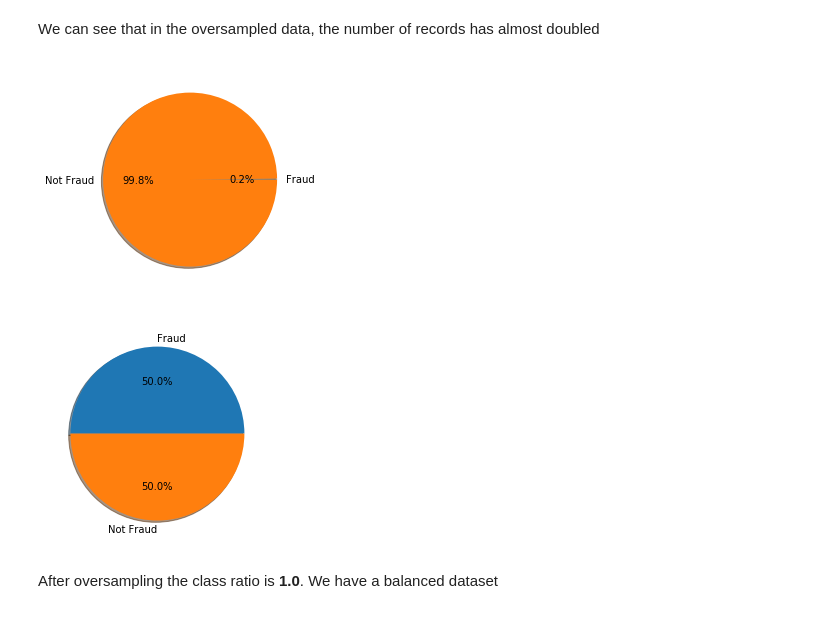
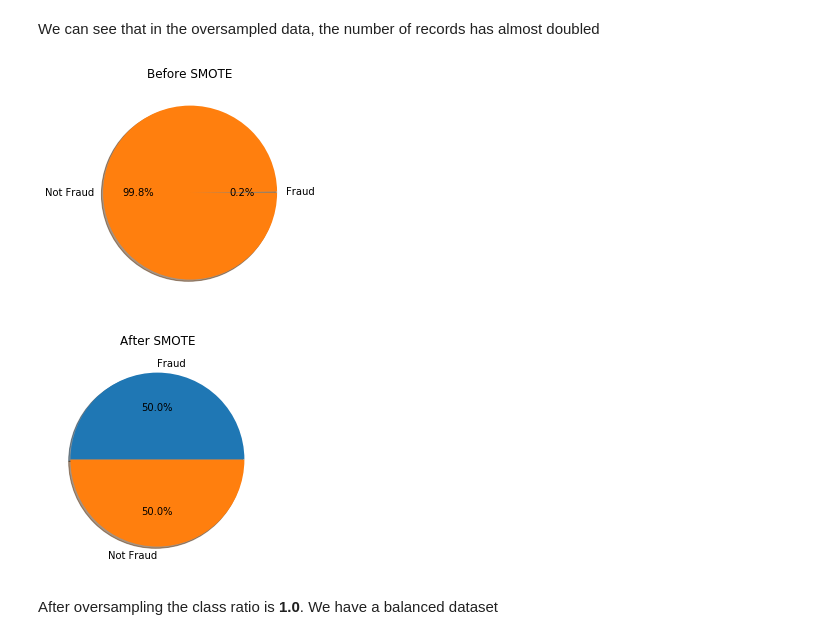
Before and after one commit to pointerness/udacity_capstone, a Jupyter notebook: Udacity_Capstone.ipynb, the cells around one changed output. Drawn from its saved outputs; the diff is of its cells as text; code cells hidden in the pictures.

```diff
--- a/Udacity_Capstone.ipynb
+++ b/Udacity_Capstone.ipynb
@@ -198,21 +219,23 @@ We can see that in the oversampled data, the number of records has almost double
 # %%
 #Fraudulent data in the original data set
 labels = ['Fraud', 'Not Fraud']
 sizes = [data['Class'].value_counts()[1], data['Class'].value_counts()[0]]
 fig1, ax1 = plt.subplots()
 ax1.pie(sizes, labels=labels, autopct='%1.1f%%', shadow=True)
+plt.title("Before SMOTE")
 plt.show()
 # %% [output]
-[figure, old version]
+[figure, new version]
 # %%
 #frauduent data in the sampled data set
 labels = ['Fraud', 'Not Fraud']
 sizes = [len(y_smote[y_smote==1]),len(y_smote[y_smote==0])]
 fig1, ax1 = plt.subplots()
 ax1.pie(sizes, labels=labels, autopct='%1.1f%%', shadow=True)
+plt.title("After SMOTE")
 plt.show()
 # %% [output]
-[figure, old version]
+[figure, new version]
 # %% [markdown]
 After oversampling the class ratio is <b style="font-color:blue;">1.0</b>. We have a balanced dataset
 # %% [markdown]
```
Also changed, not shown: parts of 20 cells of this notebook.
